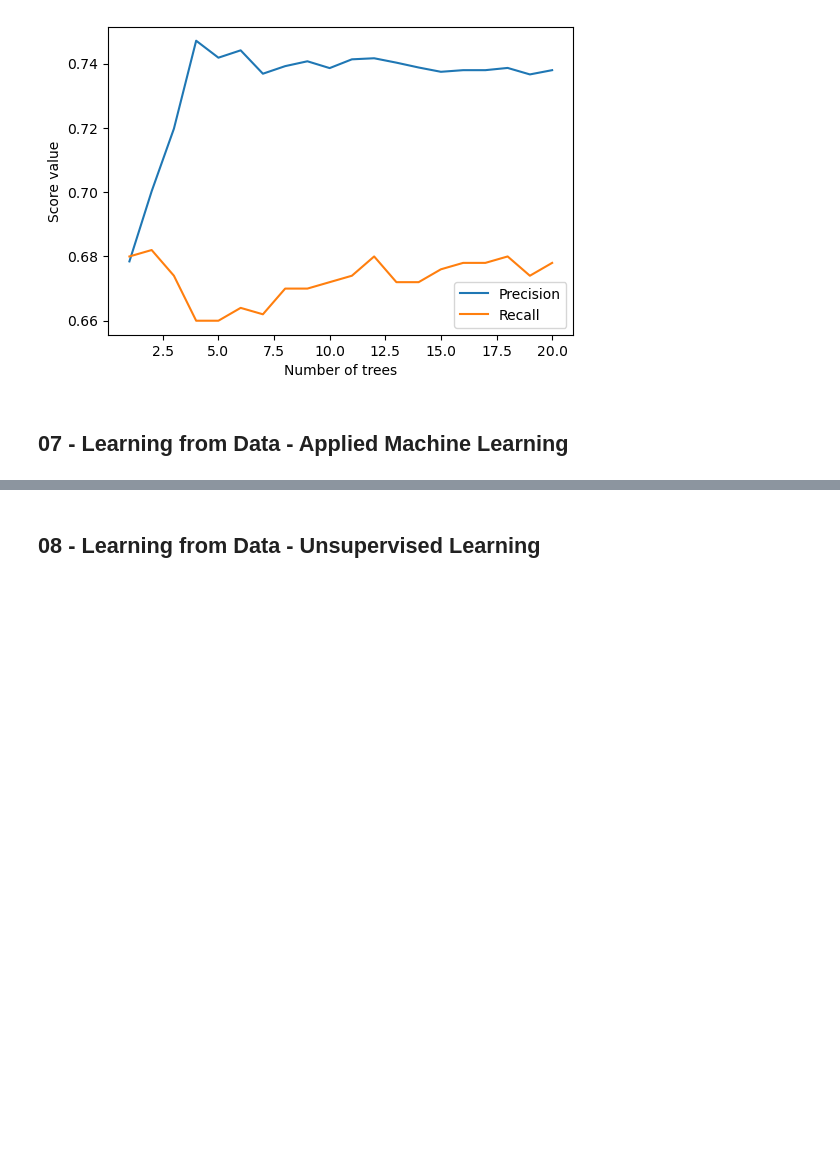
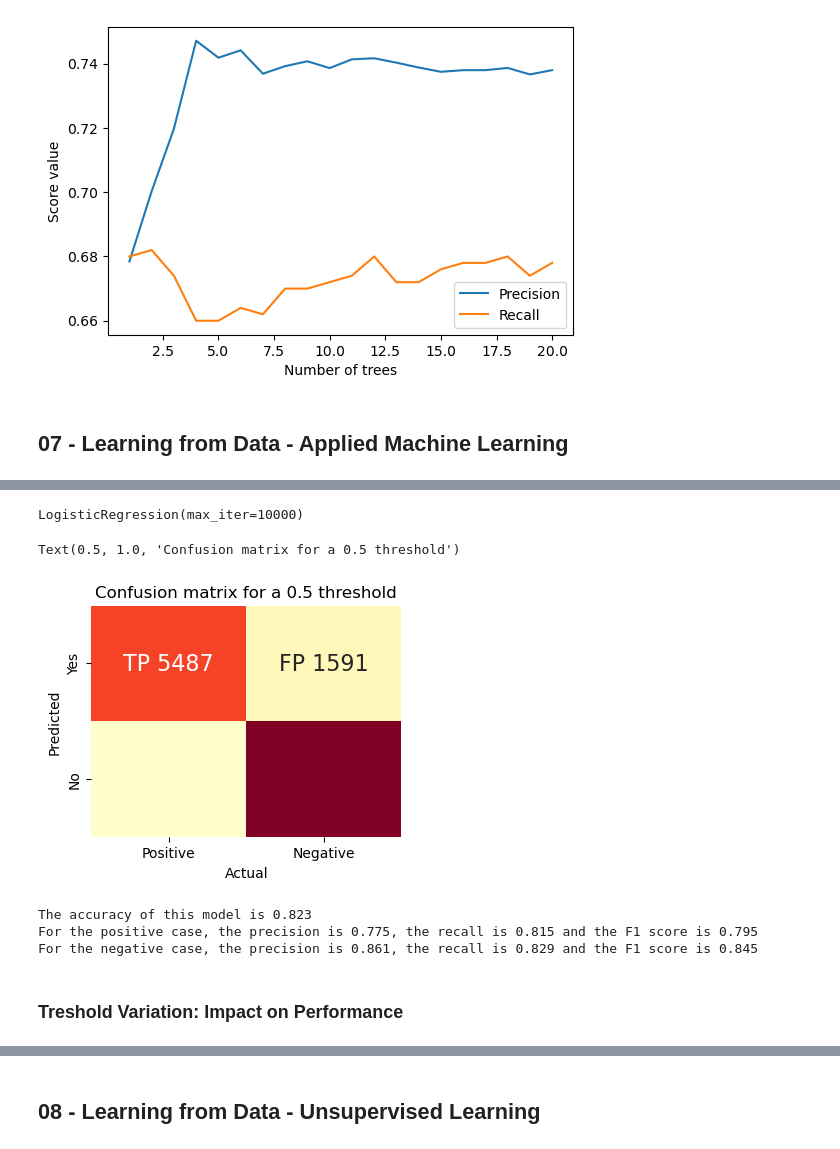
Before and after one commit to alessiodesogus/2023, a Jupyter notebook: Exam/Helpers/Exam_helpers.ipynb, the cells around one changed output, grey strips where cells are left out. Drawn from its saved outputs; the diff is of its cells as text; code cells hidden in the pictures; blank space fills up the shorter version.

```diff
--- a/Exam/Helpers/Exam_helpers.ipynb
+++ b/Exam/Helpers/Exam_helpers.ipynb
@@ -2081,0 +2121,8 @@ ax.legend()
+# %%
+categorical_columns = ['sex_upon_outcome', 'animal_type', 'intake_condition','intake_type', 'sex_upon_intake']
+
+# Make sure we use only the features available in the training set
+train_categorical = pd.get_dummies(train, columns=categorical_columns)
+test_categorical = pd.get_dummies(test, columns=categorical_columns)[train_categorical.columns]
+
+train_categorical.columns
@@ -2081,0 +2146,8 @@ ax.legend()
+# %%
+train_label=train_categorical.adopted # y_train
+train_features = train_categorical.drop('adopted', axis=1) # X_train
+print('Length of the train dataset : {}'.format(len(train)))
+
+test_label=test_categorical.adopted # y_test
+test_features = test_categorical.drop('adopted', axis=1) # X_test
+print('Length of the test dataset : {}'.format(len(test)))
@@ -2081,0 +2157,14 @@ ax.legend()
+# %%
+means = train_features.mean()
+stddevs = train_features.std()
+
+train_features_std = pd.DataFrame()
+for c in train_features.columns:
+    train_features_std[c] = (train_features[c]-means[c])/stddevs[c]
+
+# Use the mean and stddev of the training set
+test_features_std = pd.DataFrame()
+for c in test_features.columns:
+    test_features_std[c] = (test_features[c]-means[c])/stddevs[c]
+
+train_features_std.head()
@@ -2081,0 +2224,36 @@ ax.legend()
+# %%
+# Training the Classifier
+logistic = LogisticRegression(solver='lbfgs', max_iter=10000)
+logistic.fit(train_features_std,train_label)
+
+# Testing the Classifier
+prediction_proba = logistic.predict_proba(test_features_std)
+# %% [output]
+LogisticRegression(max_iter=10000)
+# %%
+# Evaluating the Classifier - Confusion Matrix
+confusion_matrix_05 = compute_confusion_matrix(test_label, prediction_proba, 0.5 )
+plt.figure(figsize = (4,3))
+ax = plot_confusion_matrix(confusion_matrix_05)
+plt.xlabel('Actual')
+plt.ylabel('Predicted')
+plt.title('Confusion matrix for a 0.5 threshold')
+# %% [output]
+Text(0.5, 1.0, 'Confusion matrix for a 0.5 threshold')
+[figure, added]
+# %%
+# Evaluating the Classifier - Performance Metrics
+[t, accuracy, precision_positive, recall_positive, F1_score_positive, \
+      precision_negative, recall_negative, F1_score_negative] = compute_all_score(confusion_matrix_05)
+
+print("The accuracy of this model is {0:1.3f}".format(accuracy))
+print("For the positive case, the precision is {0:1.3f}, the recall is {1:1.3f} and the F1 score is {2:1.3f}"\
+      .format(precision_positive, recall_positive, F1_score_positive))
+print("For the negative case, the precision is {0:1.3f}, the recall is {1:1.3f} and the F1 score is {2:1.3f}"\
+      .format(precision_negative, recall_negative, F1_score_negative))
+# %% [output]
+The accuracy of this model is 0.823
+For the positive case, the precision is 0.775, the recall is 0.815 and the F1 score is 0.795
+For the negative case, the precision is 0.861, the recall is 0.829 and the F1 score is 0.845
+# %% [markdown]
+### Treshold Variation: Impact on Performance
```
Also changed, not shown: parts of 26 cells of this notebook, 2 other files.
